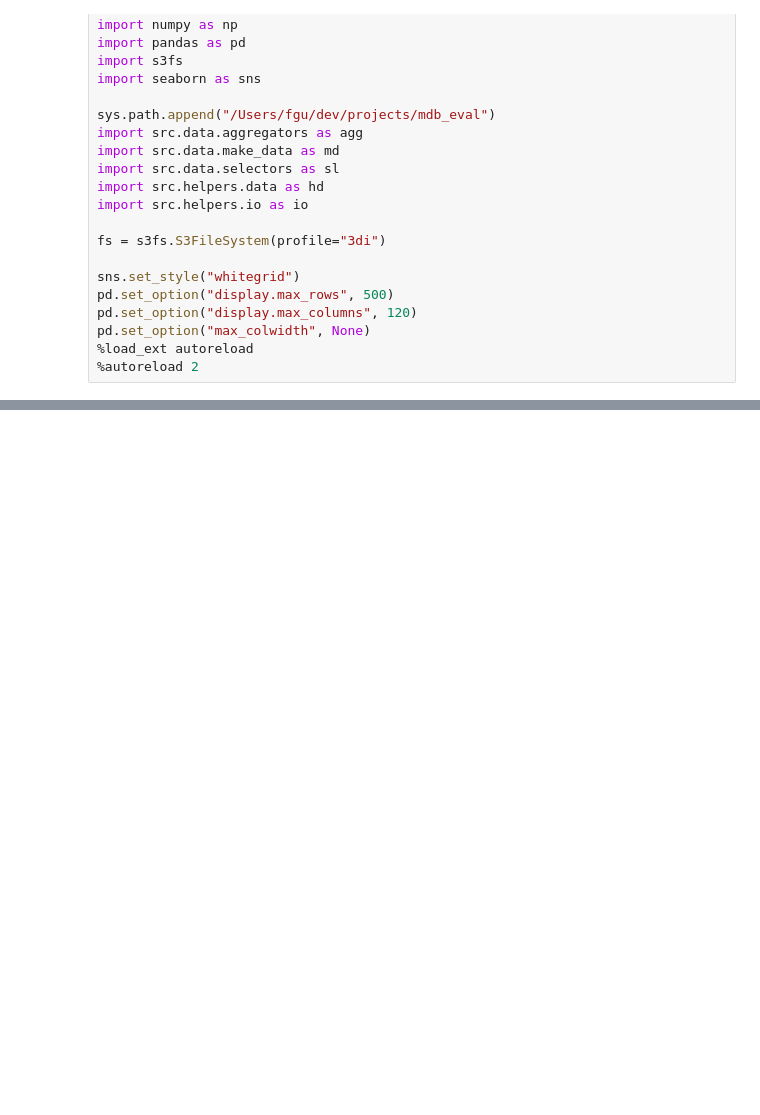
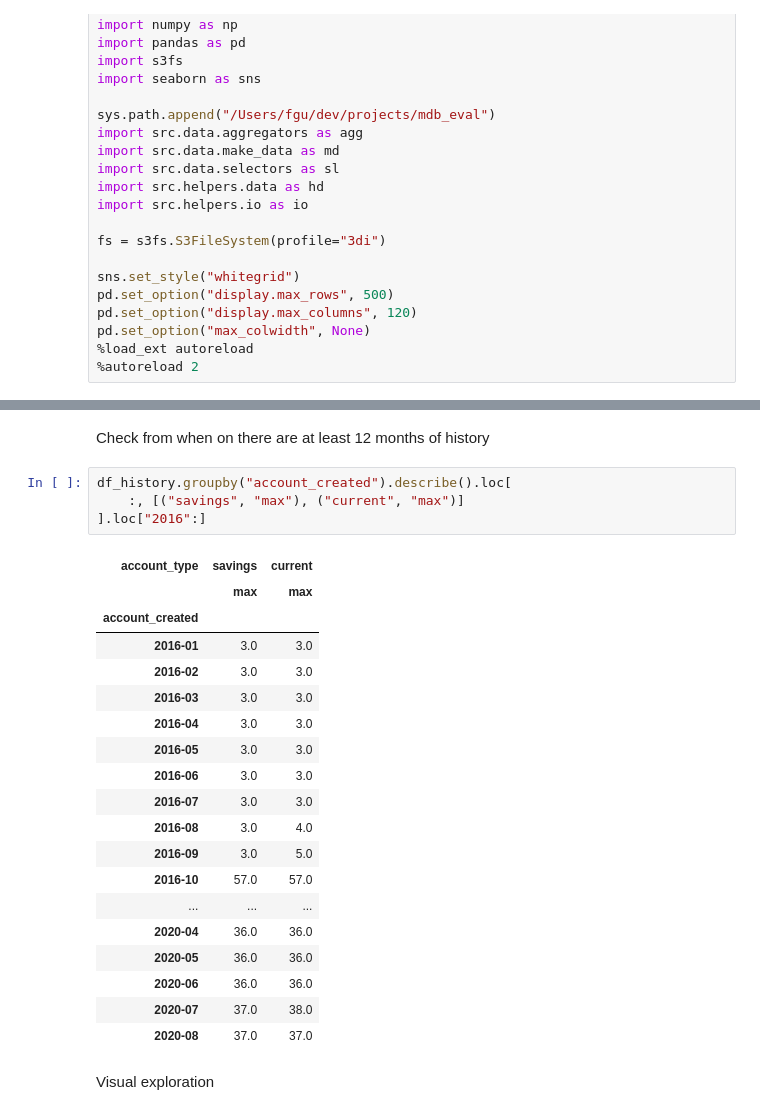
Before and after one commit to fabiangunzinger/mdb_eval, a Jupyter notebook: notebooks/available_account_history.ipynb, the cells around one changed output, grey strips where cells are left out. Cells and saved outputs as stored; diff of their text form; blank space fills up the shorter version.

```diff
--- a/notebooks/available_account_history.ipynb
+++ b/notebooks/available_account_history.ipynb
@@ -97,3 +123,31 @@ max_history_by_provider_and_year.head(3)
+# %% [markdown]
+Check from when on there are at least 12 months of history
+# %%
+df_history.groupby("account_created").describe().loc[
+    :, [("savings", "max"), ("current", "max")]
+].loc["2016":]
+# %% [output]
+| account_type | savings | current |
+|  | max | max |
+| account_created |  |  |
+| 2016-01 | 3.0 | 3.0 |
+| 2016-02 | 3.0 | 3.0 |
+| 2016-03 | 3.0 | 3.0 |
+| 2016-04 | 3.0 | 3.0 |
+| 2016-05 | 3.0 | 3.0 |
+| 2016-06 | 3.0 | 3.0 |
+| 2016-07 | 3.0 | 3.0 |
+| 2016-08 | 3.0 | 4.0 |
+| 2016-09 | 3.0 | 5.0 |
+| 2016-10 | 57.0 | 57.0 |
+| ... | ... | ... |
+| 2020-04 | 36.0 | 36.0 |
+| 2020-05 | 36.0 | 36.0 |
+| 2020-06 | 36.0 | 36.0 |
+| 2020-07 | 37.0 | 38.0 |
+| 2020-08 | 37.0 | 37.0 |
+# %% [markdown]
+Visual exploration
 # %%
 def plot_history(data, **kwargs):
     fig, ax = plt.subplots(**kwargs)
```
Also changed, not shown: parts of 17 cells of this notebook, 18 other files.
